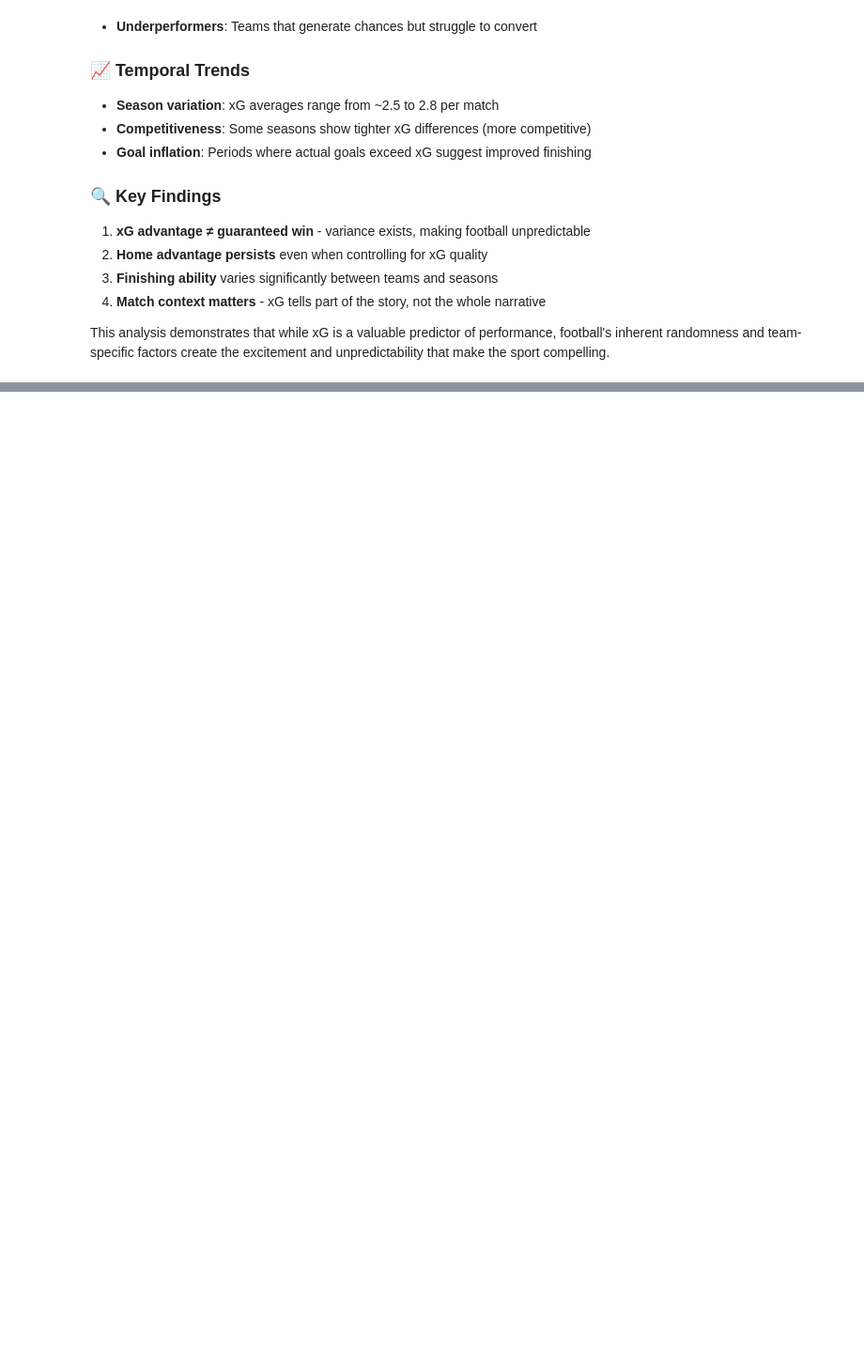
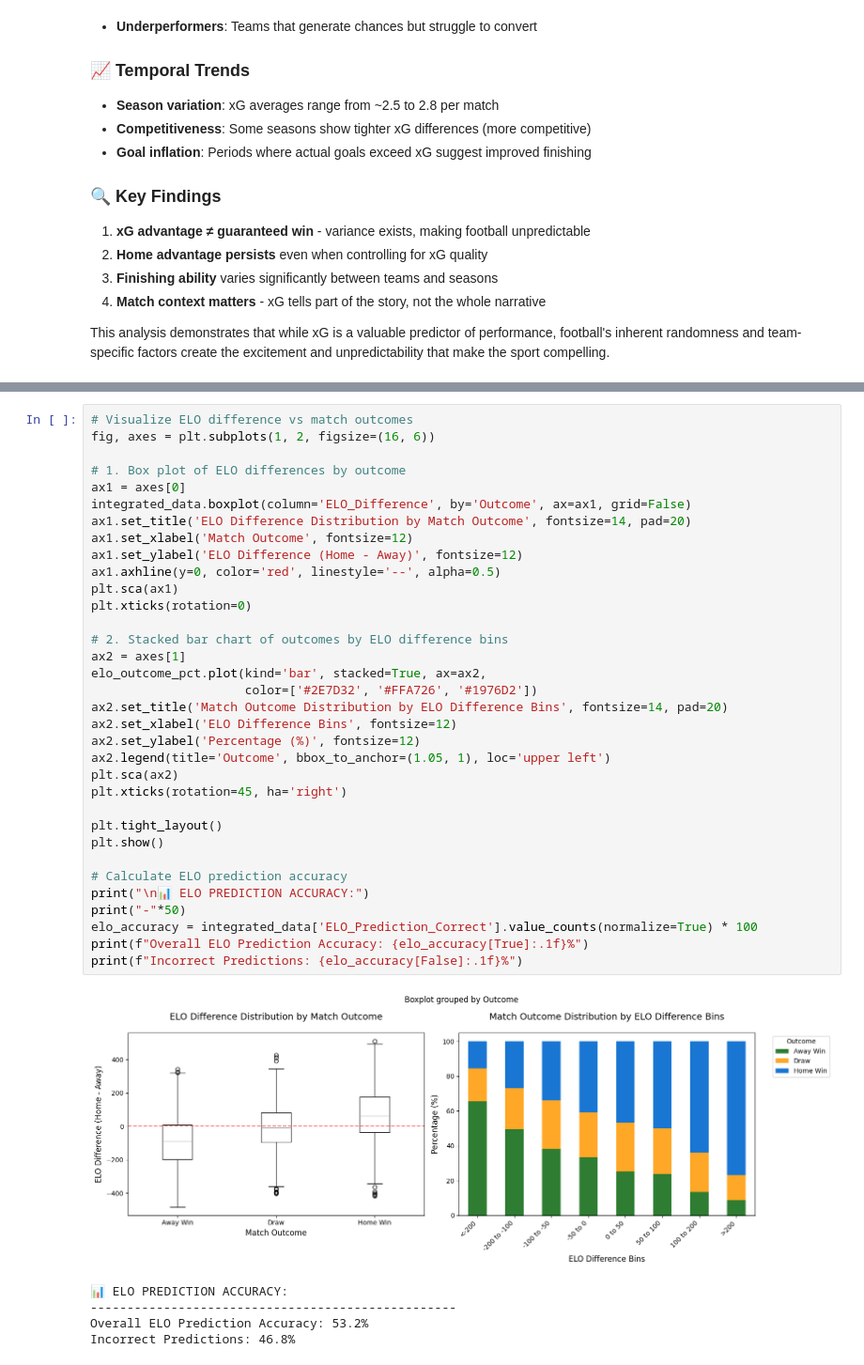
Before and after one commit to idolbinhminhtran/DATA1002, a Jupyter notebook: notebooks/data_analysis.ipynb, the cells around one changed output, grey strips where cells are left out. Shown at 94% size. Drawn from its saved outputs; the diff is of its cells as text; blank space fills up the shorter version.

```diff
--- a/notebooks/data_analysis.ipynb
+++ b/notebooks/data_analysis.ipynb
@@ -600,0 +600,40 @@ This analysis demonstrates that while xG is a valuable predictor of performance,
+# %%
+# Visualize ELO difference vs match outcomes
+fig, axes = plt.subplots(1, 2, figsize=(16, 6))
+
+# 1. Box plot of ELO differences by outcome
+ax1 = axes[0]
+integrated_data.boxplot(column='ELO_Difference', by='Outcome', ax=ax1, grid=False)
+ax1.set_title('ELO Difference Distribution by Match Outcome', fontsize=14, pad=20)
+ax1.set_xlabel('Match Outcome', fontsize=12)
+ax1.set_ylabel('ELO Difference (Home - Away)', fontsize=12)
+ax1.axhline(y=0, color='red', linestyle='--', alpha=0.5)
+plt.sca(ax1)
+plt.xticks(rotation=0)
+
+# 2. Stacked bar chart of outcomes by ELO difference bins
+ax2 = axes[1]
+elo_outcome_pct.plot(kind='bar', stacked=True, ax=ax2,
+                     color=['#2E7D32', '#FFA726', '#1976D2'])
+ax2.set_title('Match Outcome Distribution by ELO Difference Bins', fontsize=14, pad=20)
+ax2.set_xlabel('ELO Difference Bins', fontsize=12)
+ax2.set_ylabel('Percentage (%)', fontsize=12)
+ax2.legend(title='Outcome', bbox_to_anchor=(1.05, 1), loc='upper left')
+plt.sca(ax2)
+plt.xticks(rotation=45, ha='right')
+
+plt.tight_layout()
+plt.show()
+
+# Calculate ELO prediction accuracy
+print("\n📊 ELO PREDICTION ACCURACY:")
+print("-"*50)
+elo_accuracy = integrated_data['ELO_Prediction_Correct'].value_counts(normalize=True) * 100
+print(f"Overall ELO Prediction Accuracy: {elo_accuracy[True]:.1f}%")
+print(f"Incorrect Predictions: {elo_accuracy[False]:.1f}%")
+# %% [output]
+[figure, added]
+📊 ELO PREDICTION ACCURACY:
+--------------------------------------------------
+Overall ELO Prediction Accuracy: 53.2%
+Incorrect Predictions: 46.8%
```
Also changed, not shown: parts of 17 cells of this notebook, 1 other file.
